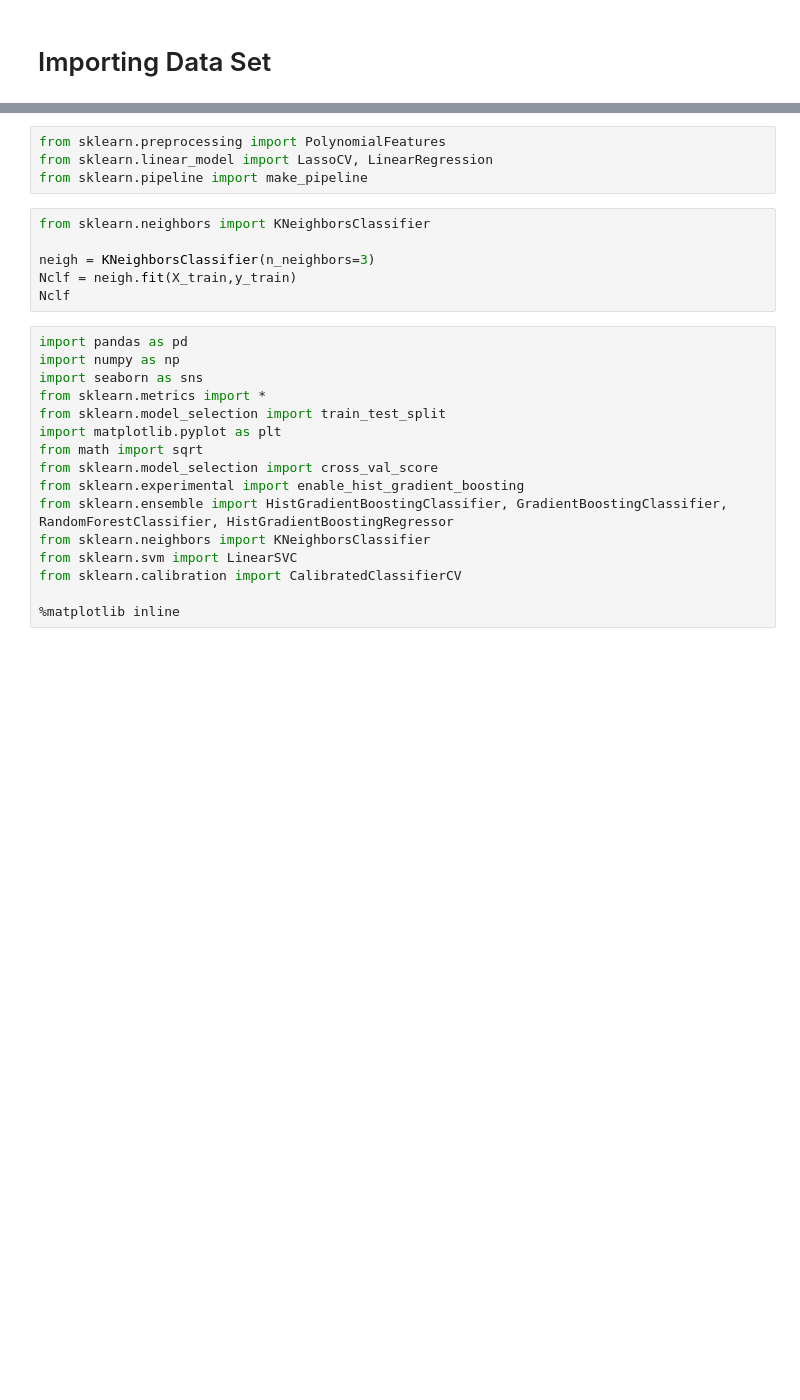
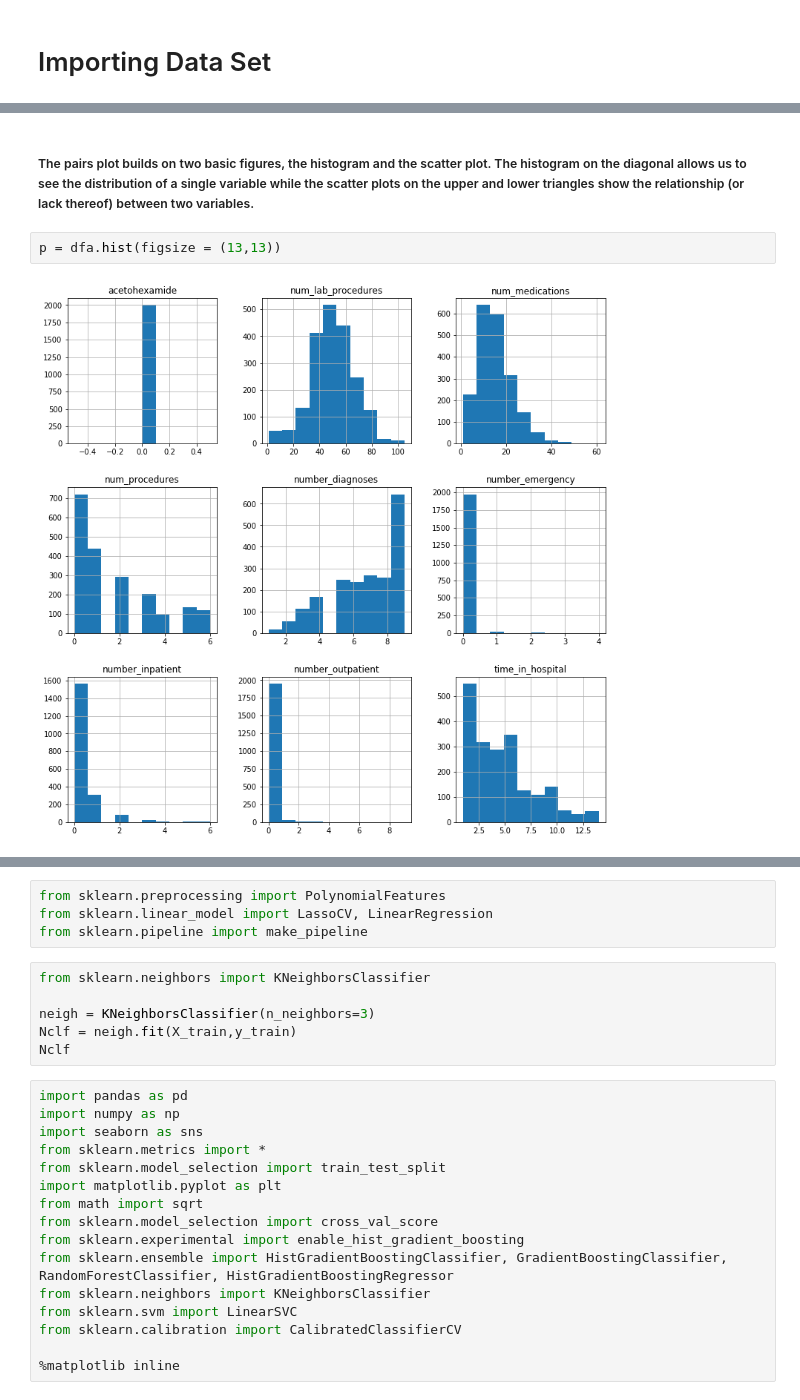
Before and after one commit to fabianlojo/Final, a Jupyter notebook: Cleaning Raw Data.ipynb, the cells around one changed output, grey strips where cells are left out. Cells and saved outputs as stored; diff of their text form; blank space fills up the shorter version.

```diff
--- a/Cleaning Raw Data.ipynb
+++ b/Cleaning Raw Data.ipynb
@@ -109,0 +138,6 @@ dummies
+# %% [markdown]
+##### The pairs plot builds on two basic figures, the histogram and the scatter plot. The histogram on the diagonal allows us to see the distribution of a single variable while the scatter plots on the upper and lower triangles show the relationship (or lack thereof) between two variables.
+# %%
+p = dfa.hist(figsize = (13,13))
+# %% [output]
+[figure, added]
```
Also changed, not shown: parts of 30 cells of this notebook.
